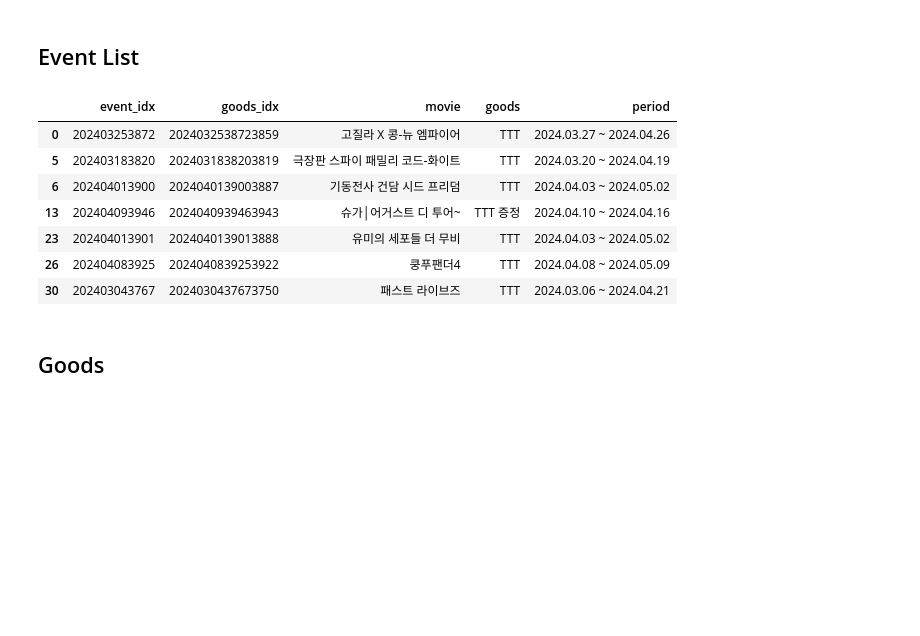
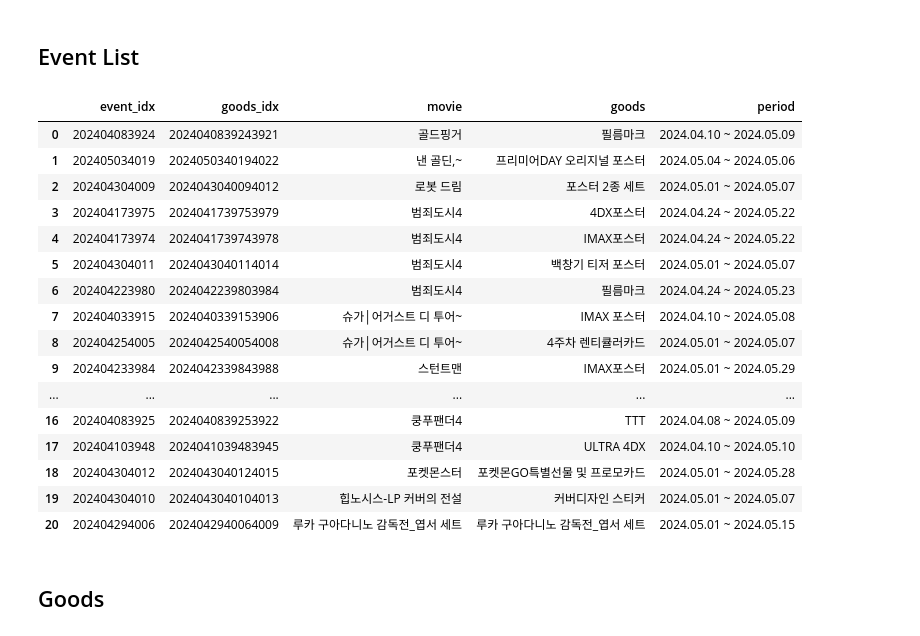
Before and after one commit to yu901/data_analysis, a Jupyter notebook: notebook/movie goods.ipynb, the cells around one changed output. Drawn from its saved outputs; the diff is of its cells as text; code cells hidden in the pictures; blank space fills up the shorter version.

```diff
--- a/notebook/movie goods.ipynb
+++ b/notebook/movie goods.ipynb
@@ -42,8 +42,12 @@ def get_CGV_EventList(movie_filter='', goods_filter=''):
         event_name = event.find("strong").get_text()
         event_period = event.find("span").get_text()
         m = p.match(event_name)
-        movie_name = m.group()[1:-1]
-        goods_name = event_name[m.end():] # 띄어쓰기 했다안했다
+        if m is None:
+            movie_name = event_name
+            goods_name = event_name
+        else:
+            movie_name = m.group()[1:-1]
+            goods_name = event_name[m.end():] # 띄어쓰기 했다안했다
         event_dict = {"event_idx":event_idx, "goods_idx":goods_idx, "movie":movie_name, "goods":goods_name, "period":event_period}
         event_df = pd.concat([event_df, pd.DataFrame.from_dict(event_dict, orient='index').T], ignore_index=True)
     event_df = event_df[
@@ -54,17 +58,26 @@ def get_CGV_EventList(movie_filter='', goods_filter=''):
     # 위에서 필터링
     return event_df
 # %%
-event_df = get_CGV_EventList(goods_filter="TTT")
+event_df = get_CGV_EventList()
 event_df
 # %% [output]
 |  | event_idx | goods_idx | movie | goods | period |
-| 0 | 202403253872 | 2024032538723859 | 고질라 X 콩-뉴 엠파이어 | TTT | 2024.03.27 ~ 2024.04.26 |
-| 5 | 202403183820 | 2024031838203819 | 극장판 스파이 패밀리 코드-화이트 | TTT | 2024.03.20 ~ 2024.04.19 |
-| 6 | 202404013900 | 2024040139003887 | 기동전사 건담 시드 프리덤 | TTT | 2024.04.03 ~ 2024.05.02 |
-| 13 | 202404093946 | 2024040939463943 | 슈가│어거스트 디 투어~ | TTT 증정 | 2024.04.10 ~ 2024.04.16 |
-| 23 | 202404013901 | 2024040139013888 | 유미의 세포들 더 무비 | TTT | 2024.04.03 ~ 2024.05.02 |
-| 26 | 202404083925 | 2024040839253922 | 쿵푸팬더4 | TTT | 2024.04.08 ~ 2024.05.09 |
-| 30 | 202403043767 | 2024030437673750 | 패스트 라이브즈 | TTT | 2024.03.06 ~ 2024.04.21 |
+| 0 | 202404083924 | 2024040839243921 | 골드핑거 | 필름마크 | 2024.04.10 ~ 2024.05.09 |
+| 1 | 202405034019 | 2024050340194022 | 낸 골딘,~ | 프리미어DAY 오리지널 포스터 | 2024.05.04 ~ 2024.05.06 |
+| 2 | 202404304009 | 2024043040094012 | 로봇 드림 | 포스터 2종 세트 | 2024.05.01 ~ 2024.05.07 |
+| 3 | 202404173975 | 2024041739753979 | 범죄도시4 | 4DX포스터 | 2024.04.24 ~ 2024.05.22 |
+| 4 | 202404173974 | 2024041739743978 | 범죄도시4 | IMAX포스터 | 2024.04.24 ~ 2024.05.22 |
+| 5 | 202404304011 | 2024043040114014 | 범죄도시4 | 백창기 티저 포스터 | 2024.05.01 ~ 2024.05.07 |
+| 6 | 202404223980 | 2024042239803984 | 범죄도시4 | 필름마크 | 2024.04.24 ~ 2024.05.23 |
+| 7 | 202404033915 | 2024040339153906 | 슈가│어거스트 디 투어~ | IMAX 포스터 | 2024.04.10 ~ 2024.05.08 |
+| 8 | 202404254005 | 2024042540054008 | 슈가│어거스트 디 투어~ | 4주차 렌티큘러카드 | 2024.05.01 ~ 2024.05.07 |
+| 9 | 202404233984 | 2024042339843988 | 스턴트맨 | IMAX포스터 | 2024.05.01 ~ 2024.05.29 |
+| ... | ... | ... | ... | ... | ... |
+| 16 | 202404083925 | 2024040839253922 | 쿵푸팬더4 | TTT | 2024.04.08 ~ 2024.05.09 |
+| 17 | 202404103948 | 2024041039483945 | 쿵푸팬더4 | ULTRA 4DX | 2024.04.10 ~ 2024.05.10 |
+| 18 | 202404304012 | 2024043040124015 | 포켓몬스터 | 포켓몬GO특별선물 및 프로모카드 | 2024.05.01 ~ 2024.05.28 |
+| 19 | 202404304010 | 2024043040104013 | 힙노시스-LP 커버의 전설 | 커버디자인 스티커 | 2024.05.01 ~ 2024.05.07 |
+| 20 | 202404294006 | 2024042940064009 | 루카 구아다니노 감독전_엽서 세트 | 루카 구아다니노 감독전_엽서 세트 | 2024.05.01 ~ 2024.05.15 |
 # %% [markdown]
 ## Goods
 # %% [markdown]
```
Also changed, not shown: parts of 12 cells of this notebook, 1 other file.
